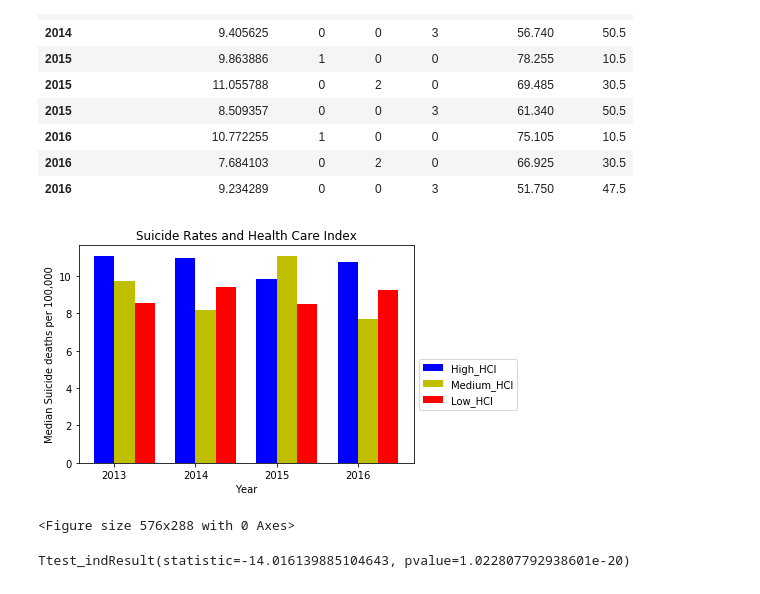
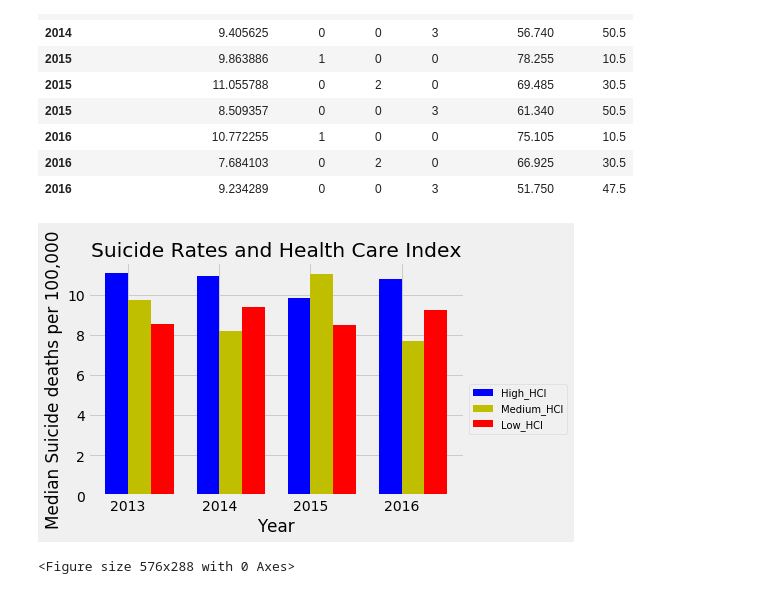
Before and after one commit to sruelle/project-one, a Jupyter notebook: Team Project one.ipynb, the cells around one changed output. Saved outputs shown, nothing was run; the diff lists cells and outputs as text; code cells hidden in the pictures.

```diff
--- a/Team Project one.ipynb
+++ b/Team Project one.ipynb
@@ -160,7 +157,7 @@ ax.set_ylabel('Median Suicide deaths per 100,000')
 ax.legend((p1[0], p2[0],p3[0]), ('High_QOF', 'Medium_QOF','Low_QOL'),fontsize = 10,  bbox_to_anchor=(1.0, 0.5))
 
 ax.autoscale_view()
-
+plt.style.use('fivethirtyeight')
 plt.show()
 # %% [output]
 [figure]
@@ -271,13 +278,16 @@ fig, ax = plt.subplots()
 plt.figure(figsize=(8,4))
 
 width = 0.25         # the width of the bars
-p1 = ax.bar(x_axis, QOF_combined_df[QOF_combined_df['Group1']=='1']['Both sexes (deaths per 100,000)'],color='b', width=width)
-p2 = ax.bar(x_axis + width, QOF_combined_df[QOF_combined_df['Group2']=='2']['Both sexes (deaths per 100,000)'],color='y', width=width)
-p3 = ax.bar(x_axis + width + width , QOF_combined_df[QOF_combined_df['Group3']=='3']['Both sexes (deaths per 100,000)'], color='r', width=width)
+p1 = ax.bar(x_axis, POL_combined_df[POL_combined_df['Group1']=='1']['Both sexes (deaths per 100,000)'],color='b', width=width)
+p2 = ax.bar(x_axis + width, POL_combined_df[POL_combined_df['Group2']=='2']['Both sexes (deaths per 100,000)'],color='y', width=width)
+p3 = ax.bar(x_axis + width + width , POL_combined_df[POL_combined_df['Group3']=='3']['Both sexes (deaths per 100,000)'], color='r', width=width)
 
 ax.set_title('Suicide rates and Pollution Index')
 ax.set_xticks(x_axis+ width / 2)
 ax.set_xticklabels(('2013', '2014', '2015', '2016'))
 ax.set_xlabel('Year')
 ax.set_ylabel('Median Suicide deaths per 100,000')
+plt.style.use('fivethirtyeight')
+ax.legend((p1[0], p2[0],p3[0]), ('High_Poll_Indx', 'Medium_Poll_Indx','Low_Poll_Indx'),fontsize = 10,  bbox_to_anchor=(1.0, 0.5))
+plt.show()
 # %% [output]
@@ -401,7 +419,7 @@ ax.set_ylabel('Median Suicide deaths per 100,000')
 
 
 ax.legend((p1[0], p2[0],p3[0]), ('High_Cost_of_Living', 'Medium_Cost_of_Living','Low_Cost_of_Living'),fontsize = 10,  bbox_to_anchor=(1.0, 0.5))
-
+plt.style.use('fivethirtyeight')
 ax.autoscale_view()
 
 plt.show()
@@ -415,9 +446,14 @@ combined_gender_female_df=combined_gender_df.groupby('Year')[['Female (deaths pe
 combined_gender_male_df=combined_gender_df.groupby('Year')[['Male (deaths per 100,000)']].sum()
 
 years=[2013,2014,2015,2016]
-plt.plot( years, combined_gender_female_df, marker='o', markerfacecolor='blue', markersize=12, color='blue', linewidth=4,linestyle='dashed', label="Male")
-plt.plot( years, combined_gender_male_df, marker='o', markerfacecolor='red', markersize=12, color='red', linewidth=4,linestyle='dashed', label="Female")
+plt.plot( years, combined_gender_female_df, marker='o',  markerfacecolor='blue', markersize=12, color='blue', linewidth=4,linestyle='dashed', label="Female")
+plt.plot( years, combined_gender_male_df, marker='o', markerfacecolor='red', markersize=12, color='red', linewidth=4,linestyle='dashed', label="Male")
 #fig, ax = plt.subplots()
-plt.figure(figsize=(8,4))
-
+#plt.figure(figsize=(8,4))
+plt.xticks(rotation='vertical')
+plt.suptitle("Suicide Deaths by Gender by Year")
+plt.legend(fontsize = 10,  bbox_to_anchor=(1.25, 0.5))
+plt.xlabel("Year")
+plt.ylabel("Aggregate Suicide deaths per 100,000")
+plt.style.use('fivethirtyeight')
 plt.show()
@@ -517,31 +550,31 @@ QOF_combined_df
 # %%
 #plot the graph
 years=[2013,2014,2015,2016]
 x_axis = np.arange(len(years))
 bar_width=0.35
 
 fig, ax = plt.subplots()
 plt.figure(figsize=(8,4))
 
 width = 0.25         # the width of the bars
-p1 = ax.bar(x_axis, QOF_combined_df[QOF_combined_df['Group1']=='1']['Both sexes (deaths per 100,000)'],color='b', width=width)
-p2 = ax.bar(x_axis + width, QOF_combined_df[QOF_combined_df['Group2']=='2']['Both sexes (deaths per 100,000)'],color='y', width=width)
-p3 = ax.bar(x_axis + width + width , QOF_combined_df[QOF_combined_df['Group3']=='3']['Both sexes (deaths per 100,000)'], color='r', width=width)
+p1 = ax.bar(x_axis, HCI_combined_df[HCI_combined_df['Group1']=='1']['Both sexes (deaths per 100,000)'],color='b', width=width)
+p2 = ax.bar(x_axis + width, HCI_combined_df[HCI_combined_df['Group2']=='2']['Both sexes (deaths per 100,000)'],color='y', width=width)
+p3 = ax.bar(x_axis + width + width , HCI_combined_df[HCI_combined_df['Group3']=='3']['Both sexes (deaths per 100,000)'], color='r', width=width)
 
 ax.set_title('Suicide Rates and Health Care Index')
 ax.set_xticks(x_axis+ width / 2)
 ax.set_xticklabels(('2013', '2014', '2015', '2016'))
 ax.set_xlabel('Year')
 ax.set_ylabel('Median Suicide deaths per 100,000')
 
 
 ax.legend((p1[0], p2[0],p3[0]), ('High_HCI', 'Medium_HCI','Low_HCI'),fontsize = 10,  bbox_to_anchor=(1.0, 0.5))
-
+plt.style.use('fivethirtyeight')
 ax.autoscale_view()
 
 plt.show()
 # %% [output]
-[figure, old version]
+[figure, new version]
 <Figure size 576x288 with 0 Axes>
 # %%
 #Stacey ends here
@@ -568,16 +580,0 @@ plt.show()
-# %%
-#Grab data for 2016
-
-Population_1 = combined_QOF_df[combined_QOF_df['Year'] == 2016]
-Population_1 = Population_1["Both sexes (deaths per 100,000)"]
-
-
-Population_2 = combined_QOF_df[combined_QOF_df['Year'] == 2016]
-Population_2 = Population_2["Pollution Index"]
-
-sts.ttest_ind(Population_1, Population_2, equal_var=False)
-
-#The Pvalue  = 1.022 which is >= 0.05 Therefore we must fail to reject the null hypothesis that the two means from the
-#samples of data are equal
-# %% [output]
-Ttest_indResult(statistic=-14.016139885104643, pvalue=1.022807792938601e-20)
```
Also changed, not shown: parts of 19 cells of this notebook.
